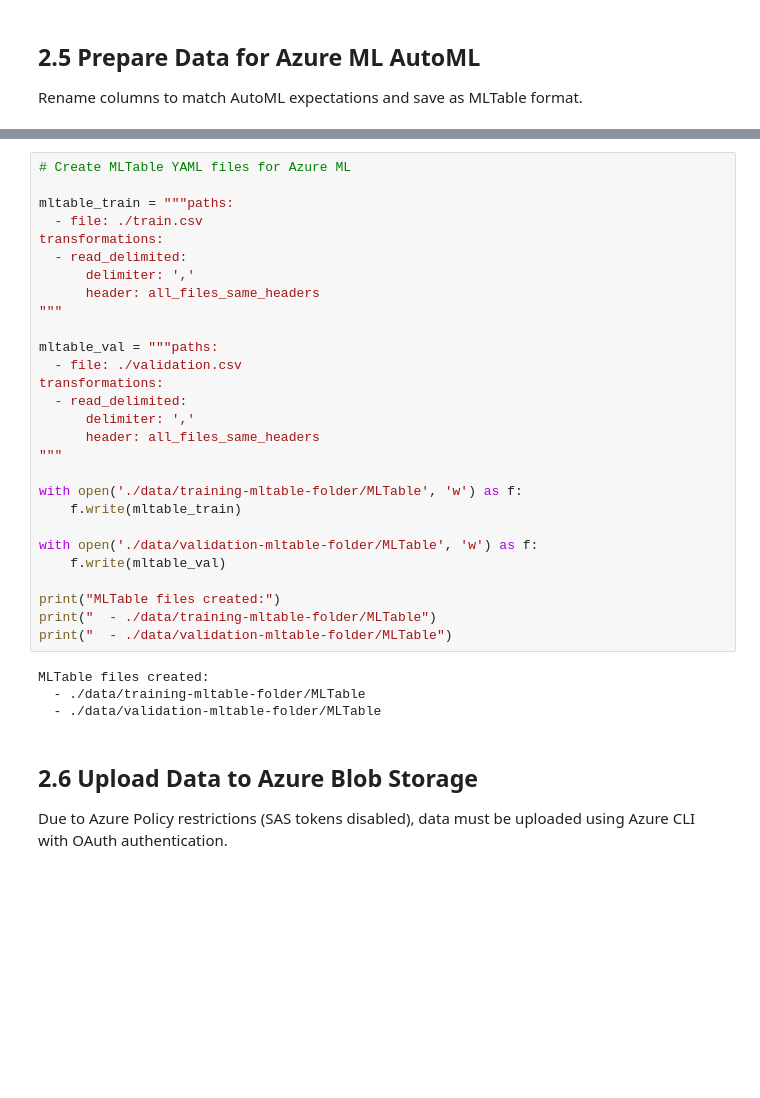
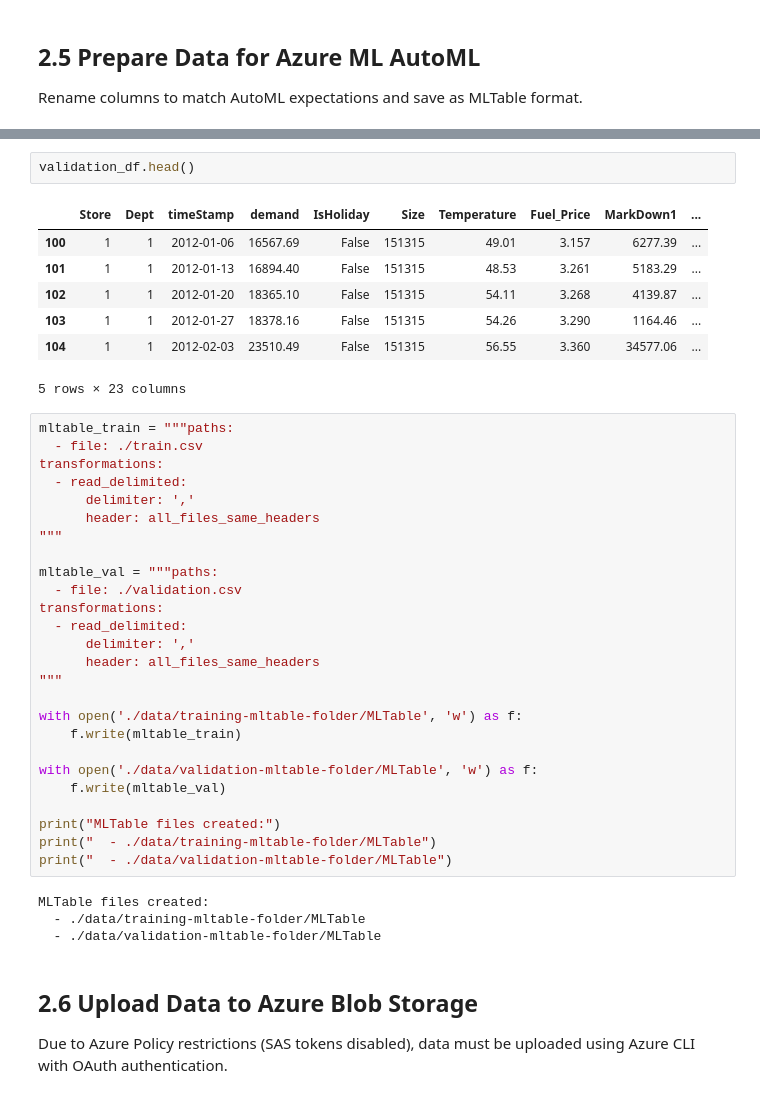
Before and after one commit to jimmyshah83/foundry-mcp-reservation-system, a Jupyter notebook: recommendation-system/ml/forecasting-timeseries-ml.ipynb, the cells around one changed output, grey strips where cells are left out. Saved outputs shown, nothing was run; the diff lists cells and outputs as text; blank space fills up the shorter version.

```diff
--- a/recommendation-system/ml/forecasting-timeseries-ml.ipynb
+++ b/recommendation-system/ml/forecasting-timeseries-ml.ipynb
@@ -230,6 +316,14 @@ Validation data saved: 127438 rows
+# %%
+validation_df.head()
+# %% [output]
+|  | Store | Dept | timeStamp | demand | IsHoliday | Size | Temperature | Fuel_Price | MarkDown1 | ... |
+| 100 | 1 | 1 | 2012-01-06 | 16567.69 | False | 151315 | 49.01 | 3.157 | 6277.39 | ... |
+| 101 | 1 | 1 | 2012-01-13 | 16894.40 | False | 151315 | 48.53 | 3.261 | 5183.29 | ... |
+| 102 | 1 | 1 | 2012-01-20 | 18365.10 | False | 151315 | 54.11 | 3.268 | 4139.87 | ... |
+| 103 | 1 | 1 | 2012-01-27 | 18378.16 | False | 151315 | 54.26 | 3.290 | 1164.46 | ... |
+| 104 | 1 | 1 | 2012-02-03 | 23510.49 | False | 151315 | 56.55 | 3.360 | 34577.06 | ... |
+5 rows × 23 columns
 # %%
-# Create MLTable YAML files for Azure ML
-
 mltable_train = """paths:
   - file: ./train.csv
 transformations:
```
Also changed, not shown: parts of 6 cells of this notebook, 2 other files.
